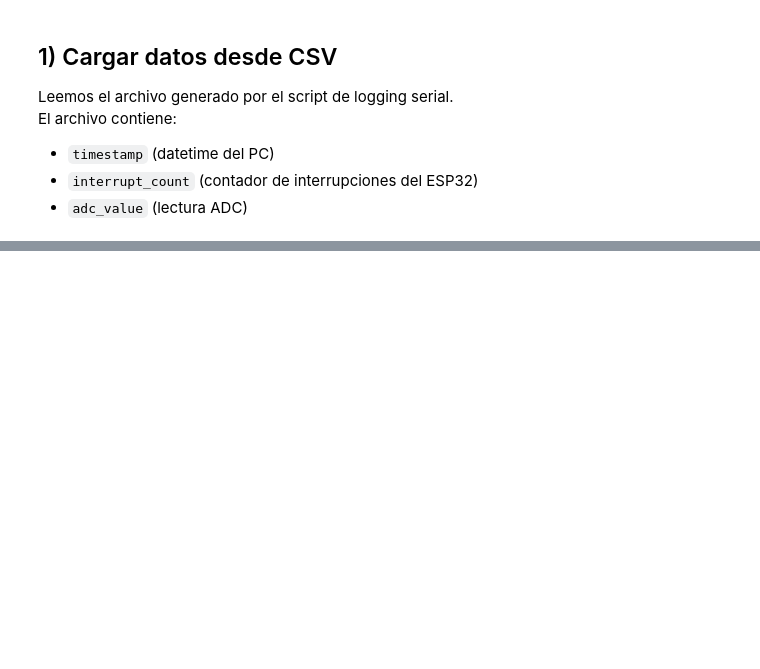
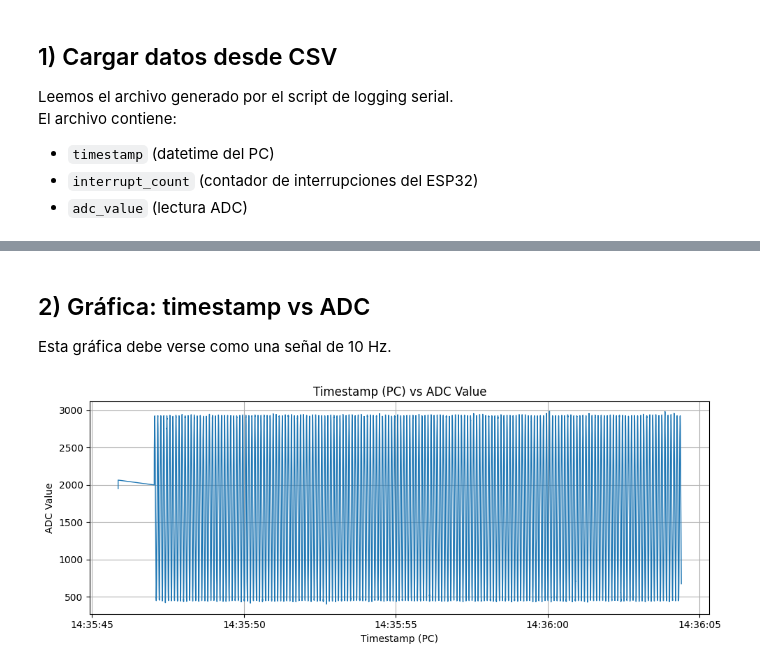
Before and after one commit to FaustoOrozcoCoy/sensor-intelligence-lab, a Jupyter notebook: tools/plot_data.ipynb, the cells around one changed output, grey strips where cells are left out. Drawn from its saved outputs; the diff is of its cells as text; code cells hidden in the pictures; blank space fills up the shorter version.

```diff
--- a/tools/plot_data.ipynb
+++ b/tools/plot_data.ipynb
@@ -22,7 +22,7 @@ El archivo contiene:
 - `interrupt_count` (contador de interrupciones del ESP32)
 - `adc_value` (lectura ADC)
 # %%
-csv_path = r"C:\sensor-intelligence-lab\data\registro.csv"
+csv_path = r"C:\sensor-intelligence-lab\data\raw\registro.csv"
 df = pd.read_csv(csv_path)
 
 # Tipos correctos
@@ -33,0 +41,14 @@ df.head()
+# %% [markdown]
+## 2) Gráfica: timestamp vs ADC
+Esta gráfica debe verse como una señal de 10 Hz.
+# %%
+plt.figure(figsize=(10, 4))
+plt.plot(df["timestamp"], df["adc_value"], linewidth=1)
+plt.title("Timestamp (PC) vs ADC Value")
+plt.xlabel("Timestamp (PC)")
+plt.ylabel("ADC Value")
+plt.grid(True)
+plt.tight_layout()
+plt.show()
+# %% [output]
+[figure, added]
```
Also changed, not shown: parts of 7 cells of this notebook.
